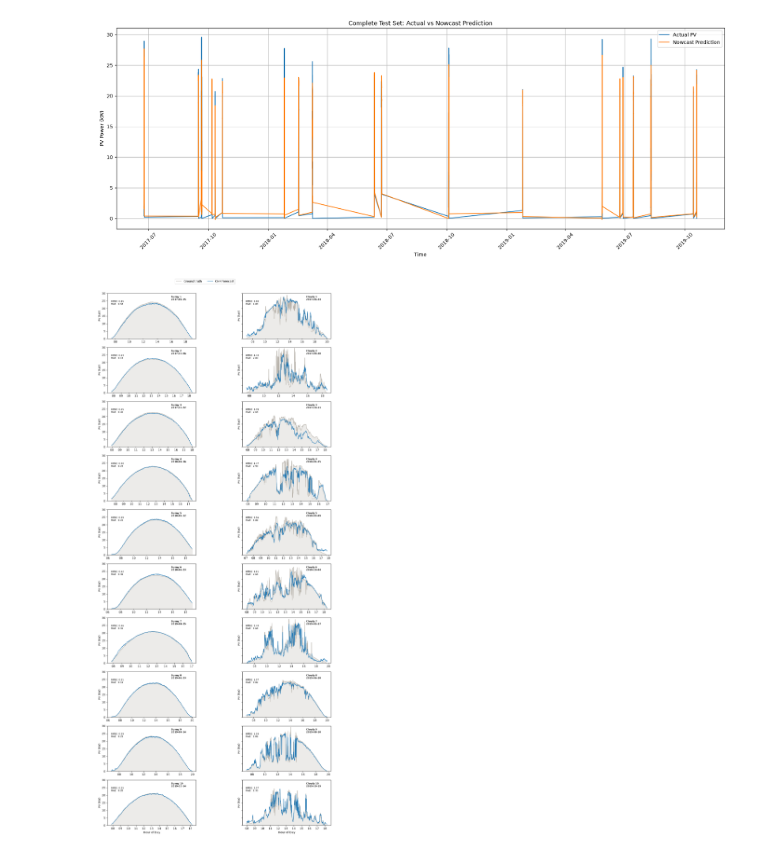
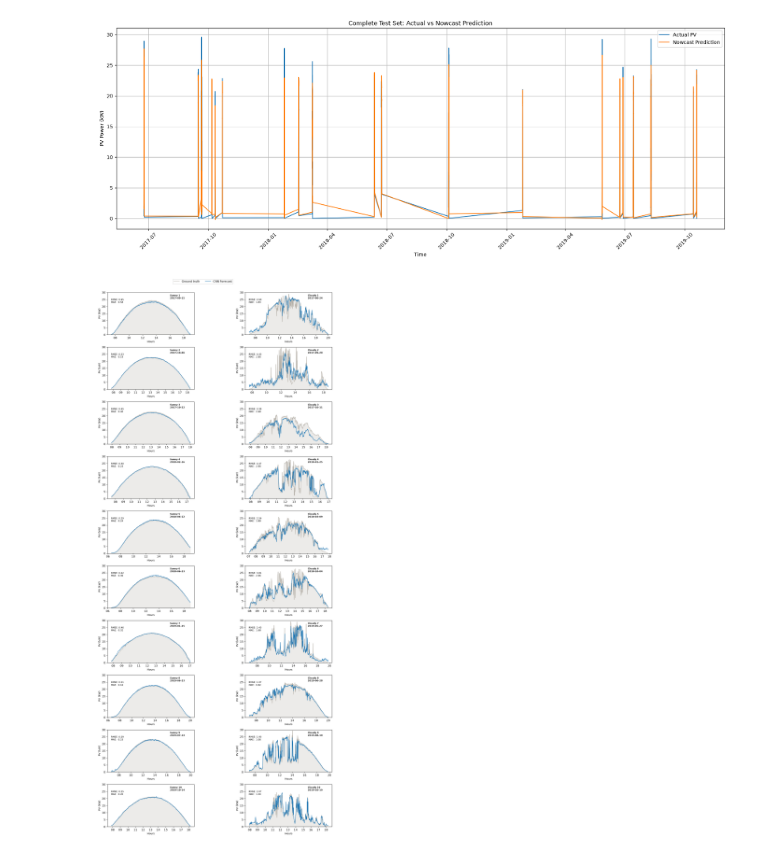
Before and after one commit to umerkang66/skippd-solar-forecasting, a Jupyter notebook: nowcast/03-cnn.ipynb, the cells around one changed output. Saved outputs shown, nothing was run; the diff lists cells and outputs as text; code cells hidden in the pictures.

```diff
--- a/nowcast/03-cnn.ipynb
+++ b/nowcast/03-cnn.ipynb
@@ -704,7 +690,12 @@ hours_test_seq = np.array(
     ]
 )
 
-fig, axarr = plt.subplots(10, 2, sharex=False, sharey=True, figsize=(12, 28))
+fig, axarr = plt.subplots(
+    10, 2,
+    sharex=False,
+    sharey=True,
+    figsize=(12, 28)
+)
 
 xfmt = mdates.DateFormatter("%H")
 fmt_date = datetime.date(2000, 1, 1)
@@ -713,13 +704,16 @@ COLOR_GT = "#B6B1A9"
 COLOR_PRED = "#1f77b4"
 
 
+# =========================
 # Plot Sunny Days
+# =========================
 for i, date in enumerate(sunny_dates_test):
     ax = axarr[i, 0]
     date_mask = dates_test_seq == date
 
     hours_xaxis = [
-        datetime.datetime.combine(fmt_date, h) for h in hours_test_seq[date_mask]
+        datetime.datetime.combine(fmt_date, h)
+        for h in hours_test_seq[date_mask]
     ]
 
     y_true_d = y_test[date_mask]
@@ -736,7 +730,13 @@ for i, date in enumerate(sunny_dates_test):
         label="Ground truth" if i == 0 else "",
     )
 
-    ax.fill_between(hours_xaxis, 0, y_true_d, color=COLOR_GT, alpha=0.25)
+    ax.fill_between(
+        hours_xaxis,
+        0,
+        y_true_d,
+        color=COLOR_GT,
+        alpha=0.25
+    )
 
     ax.plot(
         hours_xaxis,
@@ -747,6 +747,7 @@ for i, date in enumerate(sunny_dates_test):
     )
 
     ax.set_ylabel("PV (kW)", fontsize=9)
+    ax.set_xlabel("Hours", fontsize=9)
     ax.xaxis.set_major_formatter(xfmt)
 
     ax.text(
@@ -767,13 +768,16 @@ for i, date in enumerate(sunny_dates_test):
     )
 
 
+# =========================
 # Plot Cloudy Days
+# =========================
 for i, date in enumerate(cloudy_dates_test):
     ax = axarr[i, 1]
     date_mask = dates_test_seq == date
 
     hours_xaxis = [
-        datetime.datetime.combine(fmt_date, h) for h in hours_test_seq[date_mask]
+        datetime.datetime.combine(fmt_date, h)
+        for h in hours_test_seq[date_mask]
     ]
 
     y_true_d = y_test[date_mask]
@@ -782,45 +786,68 @@ for i, date in enumerate(cloudy_dates_test):
     d_rmse = np.sqrt(np.mean(np.square(y_true_d - y_pred_d)))
     d_mae = np.mean(np.abs(y_true_d - y_pred_d))
 
-    ax.plot(hours_xaxis, y_true_d, color=COLOR_GT, linewidth=1.2)
+    ax.plot(
+        hours_xaxis,
+        y_true_d,
+        color=COLOR_GT,
+        linewidth=1.2,
+    )
 
-    ax.fill_between(hours_xaxis, 0, y_true_d, color=COLOR_GT, alpha=0.25)
+    ax.fill_between(
+        hours_xaxis,
+        0,
+        y_true_d,
+        color=COLOR_GT,
+        alpha=0.25
+    )
 
-    ax.plot(hours_xaxis, y_pred_d, color=COLOR_PRED, linewidth=1.2)
+    ax.plot(
+        hours_xaxis,
+        y_pred_d,
+        color=COLOR_PRED,
+        linewidth=1.2,
+    )
 
+    # Show PV axis on RIGHT plots as well
     ax.set_ylabel("PV (kW)", fontsize=9)
+    ax.tick_params(axis="y", labelleft=True)
+
+    ax.set_xlabel("Hours", fontsize=9)
     ax.xaxis.set_major_formatter(xfmt)
 
     ax.text(
         0.72,
         0.85,
         f"Cloudy {i + 1}\n{date}",
         transform=ax.transAxes,
         fontsize=8,
         fontweight="bold",
     )
 
     ax.text(
         0.04,
         0.75,
         f"RMSE: {d_rmse:.2f}\nMAE:  {d_mae:.2f}",
         transform=ax.transAxes,
         fontsize=8,
     )
 
 
+# Same y-axis range for all plots
 axarr[0, 0].set_ylim(0, 30)
 
-axarr[0, 0].legend(bbox_to_anchor=[1.1, 1.35], loc="upper center", ncol=2, frameon=True)
-
-axarr[-1, 0].set_xlabel("Hour of Day", fontsize=10)
-axarr[-1, 1].set_xlabel("Hour of Day", fontsize=10)
+# Legend
+axarr[0, 0].legend(
+    bbox_to_anchor=[1.1, 1.35],
+    loc="upper center",
+    ncol=2,
+    frameon=True,
+)
 
 plt.tight_layout()
-
 plt.show()
 # %% [output]
-[figure, old version]
+[figure, new version]
 # %%
 %load_ext tensorboard
 %tensorboard --logdir {tensorboard_root}
```
Also changed, not shown: parts of 5 cells of this notebook, 1 other file.
